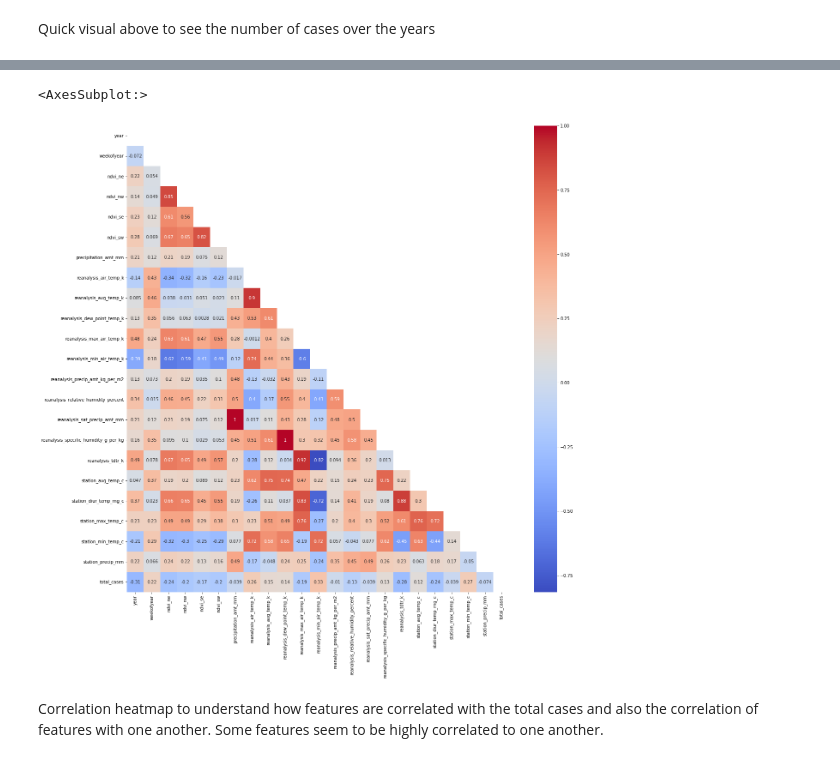
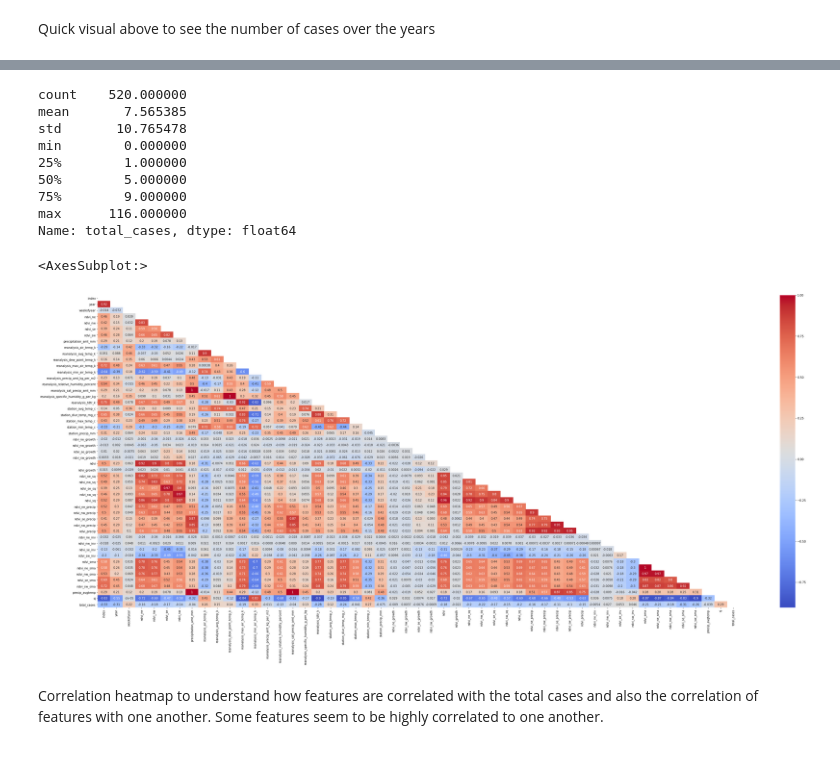
Before and after one commit to ongweekeong/dengue, a Jupyter notebook: data_exploration.ipynb, the cells around one changed output, grey strips where cells are left out. Saved outputs shown, nothing was run; the diff lists cells and outputs as text; code cells hidden in the pictures.

```diff
--- a/data_exploration.ipynb
+++ b/data_exploration.ipynb
@@ -21,0 +48,36 @@ X_train.describe()
+# %%
+X = X_train.copy()
+X['ndvi_ne_growth'] = X.ndvi_ne / X.ndvi_ne.shift(1)
+X['ndvi_nw_growth'] = X.ndvi_nw / X.ndvi_nw.shift(1)
+X['ndvi_se_growth'] = X.ndvi_se / X.ndvi_se.shift(1)
+X['ndvi_sw_growth'] = X.ndvi_sw / X.ndvi_sw.shift(1)
+X['ndvi'] = X.ndvi_ne + X.ndvi_nw + X.ndvi_se + X.ndvi_sw
+X['ndvi_growth'] = X.ndvi/X.ndvi.shift(1)
+X['ndvi_ne_sq'] = X.ndvi_ne * X.ndvi_ne
+X['ndvi_nw_sq'] = X.ndvi_nw * X.ndvi_nw
+X['ndvi_se_sq'] = X.ndvi_se * X.ndvi_se
+X['ndvi_sw_sq'] = X.ndvi_sw * X.ndvi_sw
+X['ndvi_sq'] = X.ndvi * X.ndvi
+X['ndvi_ne_precip'] = X.ndvi_ne * X.precipitation_amt_mm
+X['ndvi_nw_precip'] = X.ndvi_nw * X.precipitation_amt_mm
+X['ndvi_se_precip'] = X.ndvi_se * X.precipitation_amt_mm
+X['ndvi_sw_precip'] = X.ndvi_sw * X.precipitation_amt_mm
+X['ndvi_precip'] = X.ndvi * X.precipitation_amt_mm
+X['ndvi_ne_inv'] = 1/X.ndvi_ne
+X['ndvi_nw_inv'] = 1/X.ndvi_nw
+X['ndvi_se_inv'] = 1/X.ndvi_se
+X['ndvi_sw_inv'] = 1/X.ndvi_sw
+X['ndvi_sma'] = X.ndvi_ne.rolling(window=20).mean()
+X['ndvi_ne_sma'] = X.ndvi_ne.rolling(window=20).mean()
+X['ndvi_nw_sma'] = X.ndvi_nw.rolling(window=20).mean()
+X['ndvi_se_sma'] = X.ndvi_se.rolling(window=20).mean()
+X['ndvi_sw_sma'] = X.ndvi_sw.rolling(window=20).mean()
+X['precip_avgtemp'] = X.reanalysis_avg_temp_k * X.precipitation_amt_mm
+X['sj'] = X.city == 'sj'
+X['total_cases'] = y_train.total_cases
+# X_growth['total_cases'] = y_train.total_cases
+X.week_start_date = pd.to_datetime(X.week_start_date, format='%d/%m/%Y')
+X = X.sort_values(by='week_start_date',)
+# X = X.reset_index().drop(columns='index')
+X.head()
+df = X.copy()
@@ -47,6 +124,3 @@ y_train.plot(x='weekofyear', y='total_cases', kind='scatter')
 # %% [output]
 <AxesSubplot:xlabel='weekofyear', ylabel='total_cases'>
 [figure]
-# %%
-df = pd.concat([X_train, y_train.drop(columns=['city', 'year', 'weekofyear'])], axis=1)
-df
@@ -96,12 +168,24 @@ Quick visual above to see the number of cases over the years
+# %%
+X[X.city == 'iq'].total_cases.describe()
+# %% [output]
+count    520.000000
+mean       7.565385
+std       10.765478
+min        0.000000
+25%        1.000000
+50%        5.000000
+75%        9.000000
+max      116.000000
+Name: total_cases, dtype: float64
 # %%
 corr = df.corr()
-fig, ax = plt.subplots(figsize=(20,20))
+fig, ax = plt.subplots(figsize=(50,20))
 mask = np.triu(np.ones_like(corr, dtype=bool))
 sns.heatmap(corr, xticklabels=corr.columns.values, yticklabels=corr.columns.values, cmap='coolwarm', annot=True, mask=mask)
 # corr.style.background_gradient()
 # %% [output]
 <AxesSubplot:>
-[figure, old version]
+[figure, new version]
 # %% [markdown]
 Correlation heatmap to understand how features are correlated with the total cases and also the correlation of features with one another. Some features seem to be highly correlated to one another.
 # %% [markdown]
```
Also changed, not shown: parts of 25 cells of this notebook, 12 other files.
